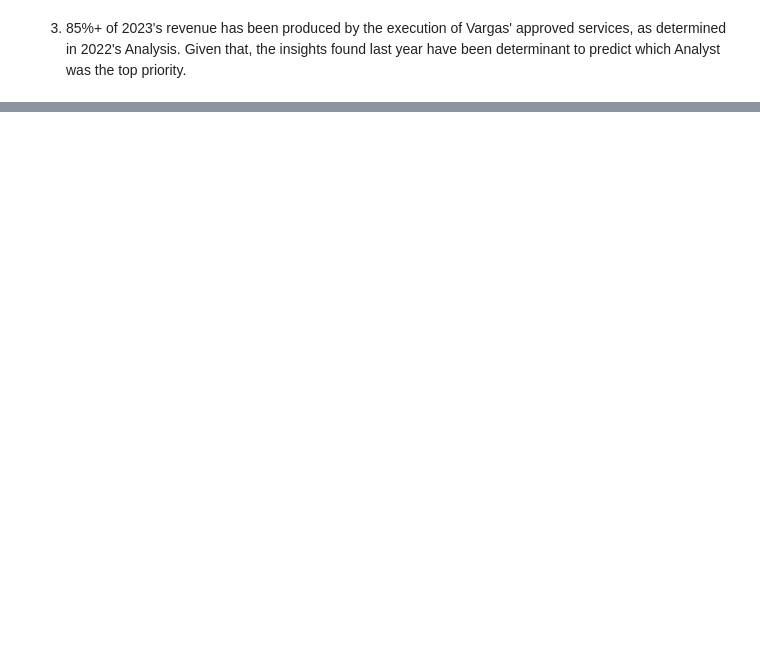
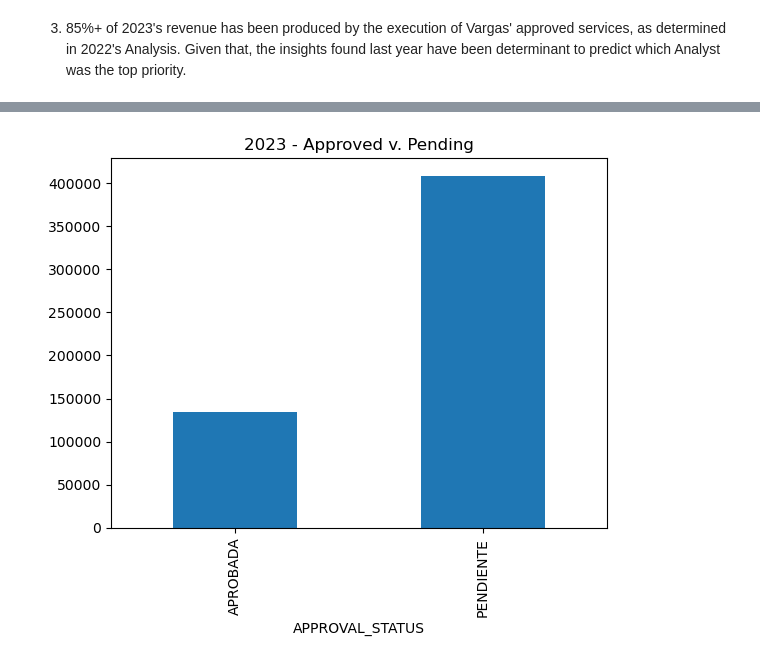
Before and after one commit to HansselMorales/ProjectsPortfolio, a Jupyter notebook: 2023Q1_Ingenia Performance Analysis/2023Q1_Ingenia Data Analysis.ipynb, the cells around one changed output, grey strips where cells are left out. Cells and saved outputs as stored; diff of their text form; code cells hidden in the pictures; blank space fills up the shorter version.

```diff
--- a/2023Q1_Ingenia Performance Analysis/2023Q1_Ingenia Data Analysis.ipynb
+++ b/2023Q1_Ingenia Performance Analysis/2023Q1_Ingenia Data Analysis.ipynb
@@ -175,0 +244,6 @@ Vargas has been the most profitable analyst, so far. The incomes generated throu
+# %%
+df.loc[(df['YEAR'] == 2023) & (df['QUARTER'] == 'Q1'), 'QUOTATION'].groupby(df['APPROVAL_STATUS']).sum().plot(kind='bar')
+plt.title('2023 - Approved v. Pending')
+plt.show()
+# %% [output]
+[figure, added]
```
Also changed, not shown: parts of 27 cells of this notebook.
